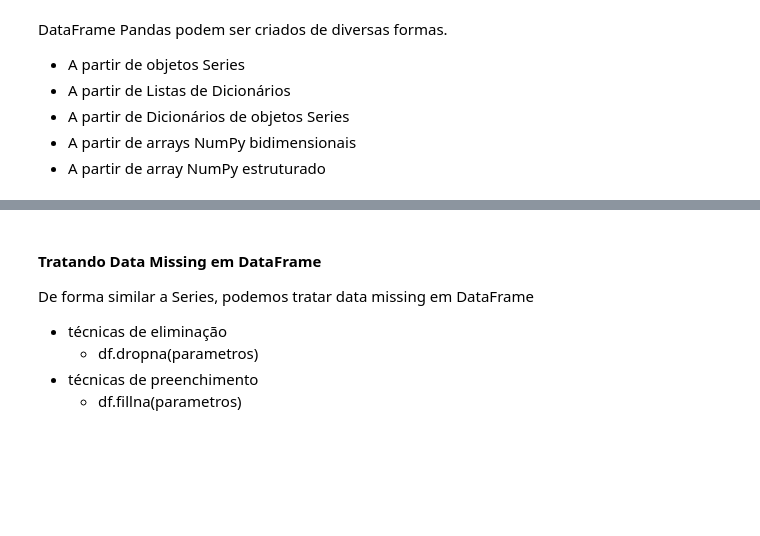
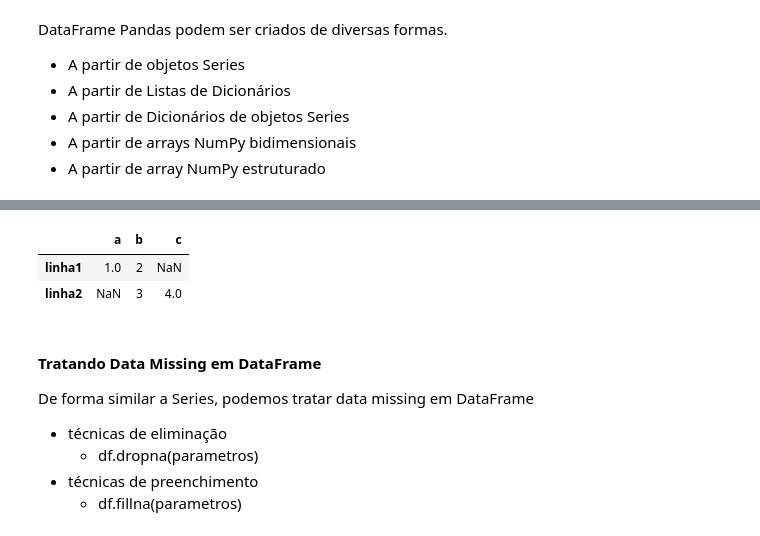
Before and after one commit to ecalasans/notebooksPython, a Jupyter notebook: Aula_4_-_Pacote_Pandas_Parte__I.ipynb, the cells around one changed output, grey strips where cells are left out. Drawn from its saved outputs; the diff is of its cells as text; code cells hidden in the pictures; blank space fills up the shorter version.

```diff
--- a/Aula_4_-_Pacote_Pandas_Parte__I.ipynb
+++ b/Aula_4_-_Pacote_Pandas_Parte__I.ipynb
@@ -400,10 +491,16 @@ pd.DataFrame(data)
 # Exemplo: Criação de DataFrame Pandas a partir de Lista de Dicionário
 # Data Missing (Dados perdidos) - similar ao objeto Serie
 
-pd.DataFrame([{'a': 1, 'b': 2}, {'b': 3, 'c': 4}])
+dados = pd.DataFrame([{'a': 1, 'b': 2}, {'b': 3, 'c': 4}])
 # %%
 # Exercício: Troque os índices do DataFrame acima
 #            para linha1 e linha2, respecitvamente
+dados.index = ['linha1', 'linha2']
+dados
+# %% [output]
+|  | a | b | c |
+| linha1 | 1.0 | 2 | NaN |
+| linha2 | NaN | 3 | 4.0 |
 # %% [markdown]
 #### Tratando Data Missing em DataFrame
 De forma similar a Series, podemos tratar data missing em DataFrame
```
Also changed, not shown: parts of 86 cells of this notebook, 1 other file.
